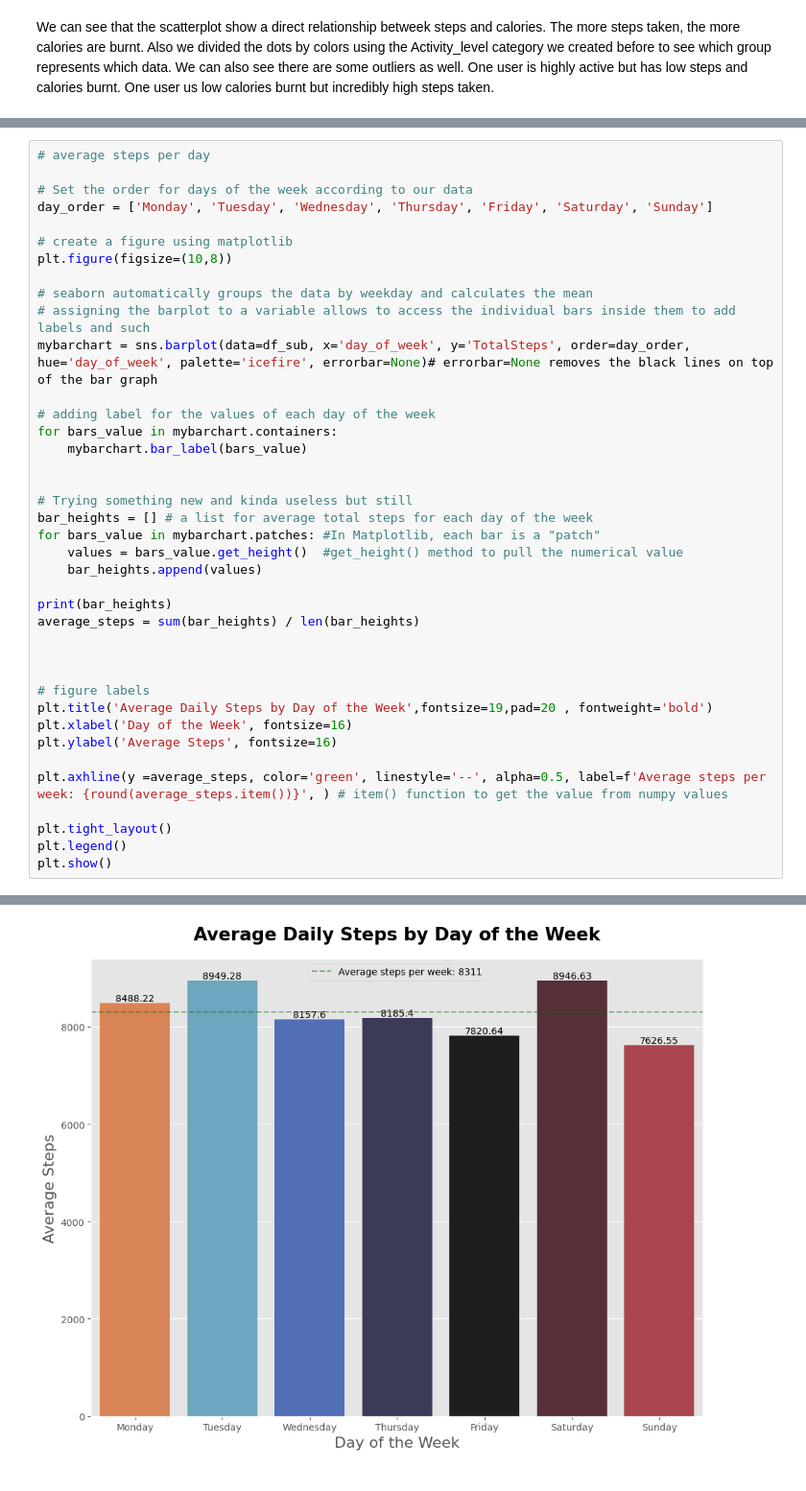
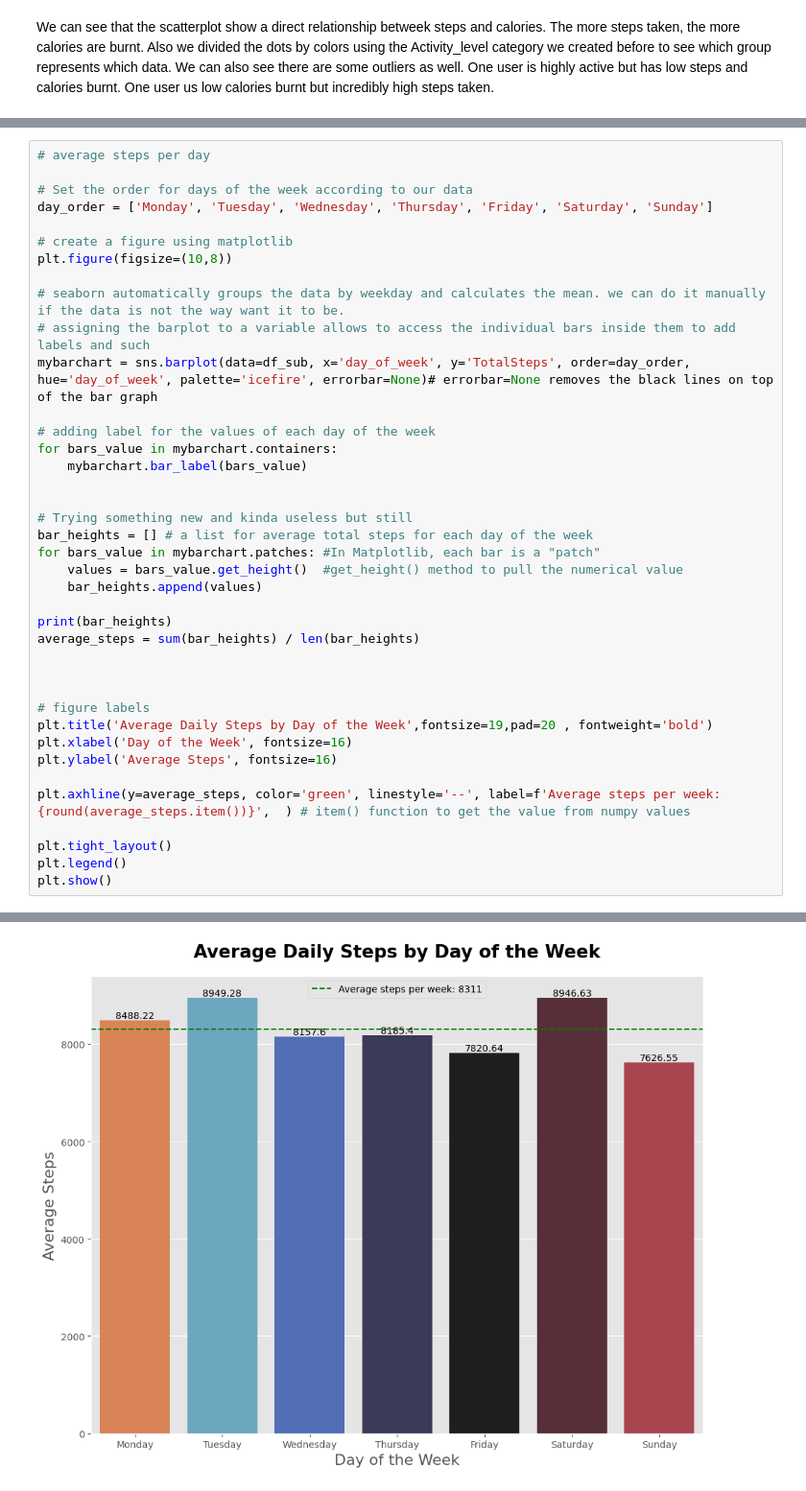
Before and after one commit to PramitKhatri/Bellabeat-data-analysis-case-study, a Jupyter notebook: notebook4521ead505.ipynb, the cells around one changed output, grey strips where cells are left out. Shown at 96% size. Cells and saved outputs as stored; diff of their text form.

Commit message:
Kaggle Notebook | FitBit Data Analysis | v_1.0

```diff
--- a/notebook4521ead505.ipynb
+++ b/notebook4521ead505.ipynb
@@ -527,36 +527,36 @@ day_order = ['Monday', 'Tuesday', 'Wednesday', 'Thursday', 'Friday', 'Saturday',
 # create a figure using matplotlib
 plt.figure(figsize=(10,8))
 
-# seaborn automatically groups the data by weekday and calculates the mean
+# seaborn automatically groups the data by weekday and calculates the mean. we can do it manually if the data is not the way want it to be.
 # assigning the barplot to a variable allows to access the individual bars inside them to add labels and such
 mybarchart = sns.barplot(data=df_sub, x='day_of_week', y='TotalSteps', order=day_order, hue='day_of_week', palette='icefire', errorbar=None)# errorbar=None removes the black lines on top of the bar graph
 
 # adding label for the values of each day of the week
 for bars_value in mybarchart.containers:
     mybarchart.bar_label(bars_value)
 
 
 # Trying something new and kinda useless but still
 bar_heights = [] # a list for average total steps for each day of the week
 for bars_value in mybarchart.patches: #In Matplotlib, each bar is a "patch"
     values = bars_value.get_height()  #get_height() method to pull the numerical value
     bar_heights.append(values)
 
 print(bar_heights)
 average_steps = sum(bar_heights) / len(bar_heights)
 
 
 
 # figure labels
 plt.title('Average Daily Steps by Day of the Week',fontsize=19,pad=20 , fontweight='bold')
 plt.xlabel('Day of the Week', fontsize=16)
 plt.ylabel('Average Steps', fontsize=16)
 
-plt.axhline(y =average_steps, color='green', linestyle='--', alpha=0.5, label=f'Average steps per week: {round(average_steps.item())}', ) # item() function to get the value from numpy values
+plt.axhline(y=average_steps, color='green', linestyle='--', label=f'Average steps per week: {round(average_steps.item())}',  ) # item() function to get the value from numpy values
 
 plt.tight_layout()
 plt.legend()
 plt.show()
 # %% [output]
 [np.float64(8949.282608695652), np.float64(8157.597122302158), np.float64(8185.398496240601), np.float64(7820.641666666666), np.float64(8946.628318584071), np.float64(7626.554545454545), np.float64(84 ...
-[figure, old version]
+[figure, new version]
```
Also changed, not shown: parts of 16 cells of this notebook.
